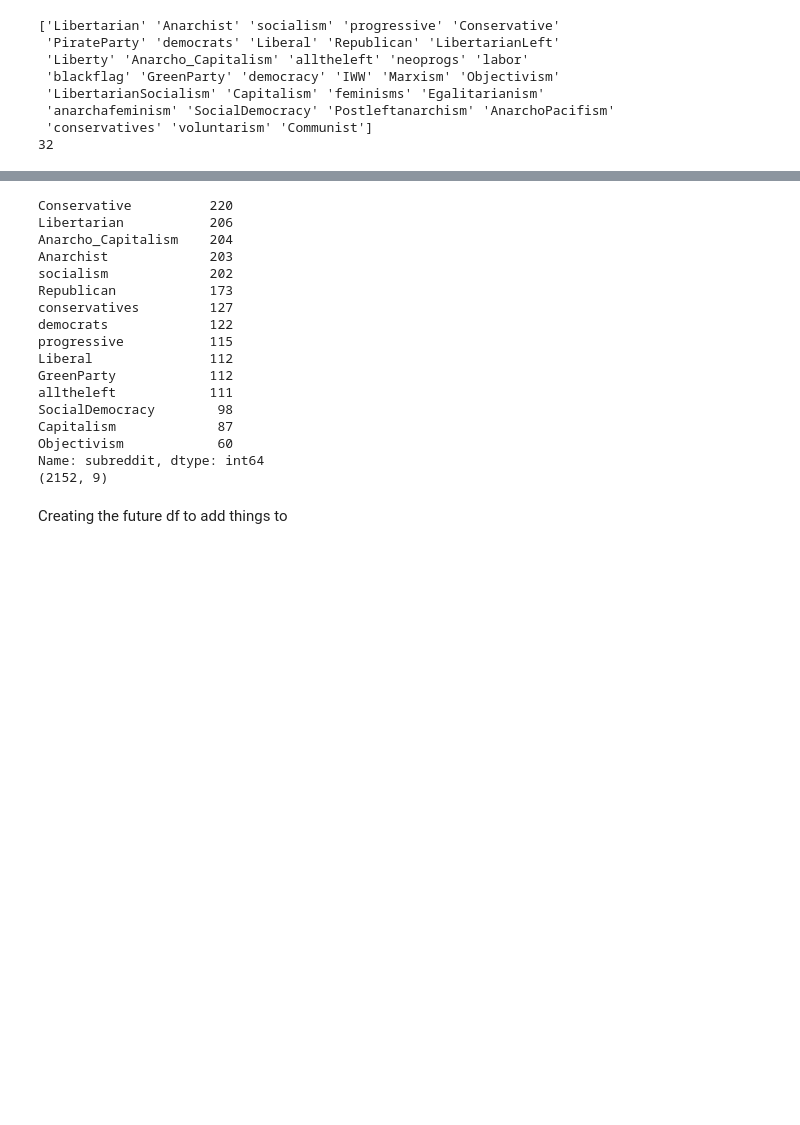
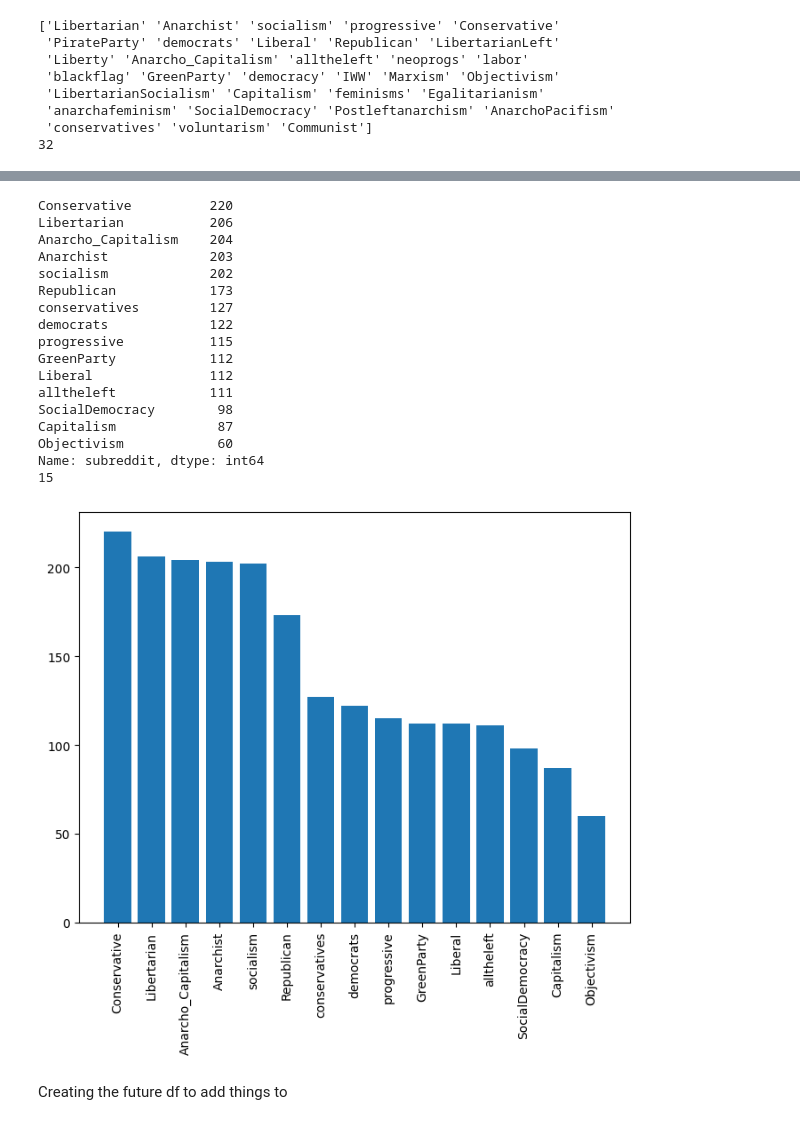
Before and after one commit to livgimenes/climate-misinf-eeps1720, a Jupyter notebook: data/main_data_generator.ipynb, the cells around one changed output, grey strips where cells are left out. Drawn from its saved outputs; the diff is of its cells as text; code cells hidden in the pictures; blank space fills up the shorter version.

```diff
--- a/data/main_data_generator.ipynb
+++ b/data/main_data_generator.ipynb
@@ -92,7 +92,7 @@ Name: subreddit, dtype: int64
 all_df = all_df[all_df['subreddit'].isin(subred_count.index[subred_count > 50])]
 subred_count = subred_count[subred_count > 50]
 print(subred_count)
-print(all_df.shape)
+print(len(subred_count))
 # %% [output]
 Conservative          220
 Libertarian           206
@@ -103,14 +103,22 @@ Republican            173
 conservatives         127
 democrats             122
 progressive           115
+GreenParty            112
 Liberal               112
-GreenParty            112
 alltheleft            111
 SocialDemocracy        98
 Capitalism             87
 Objectivism            60
 Name: subreddit, dtype: int64
-(2152, 9)
+15
+# %%
+# make a bar plot that plots the count of subreddits
+plt.figure(figsize=(8,6))
+plt.bar(subred_count.index, subred_count.values)
+plt.xticks(rotation=90)
+plt.show()
+# %% [output]
+[figure, added]
 # %% [markdown]
 Creating the future df to add things to
 # %%
```
Also changed, not shown: parts of 7 cells of this notebook, 3 other files.
